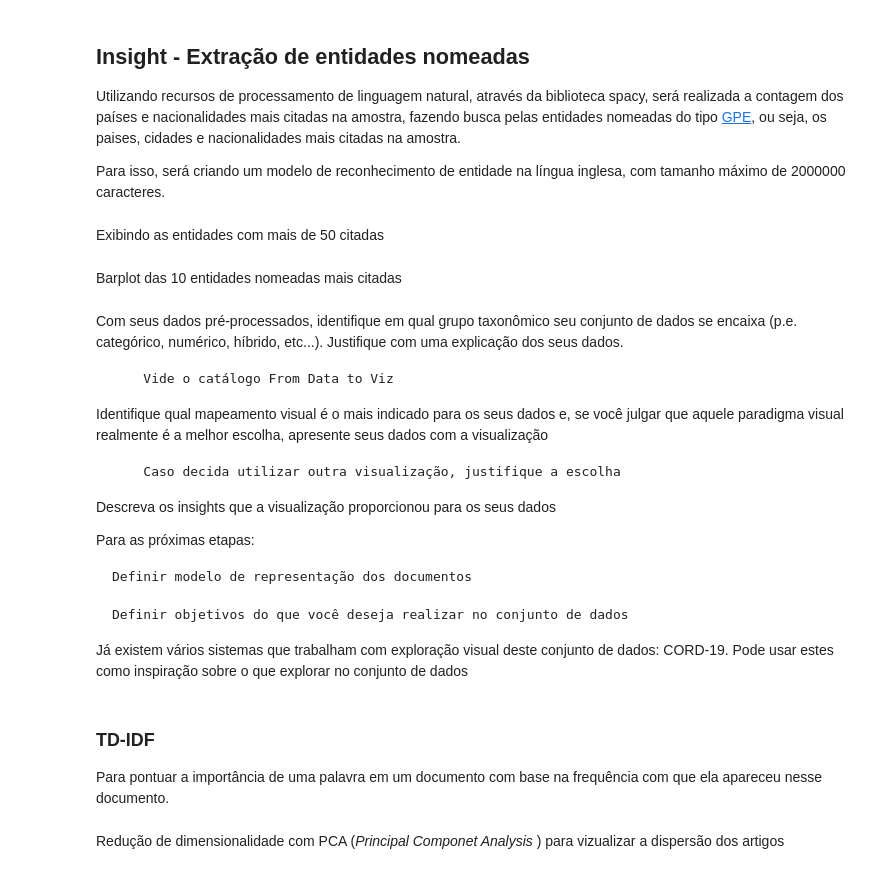
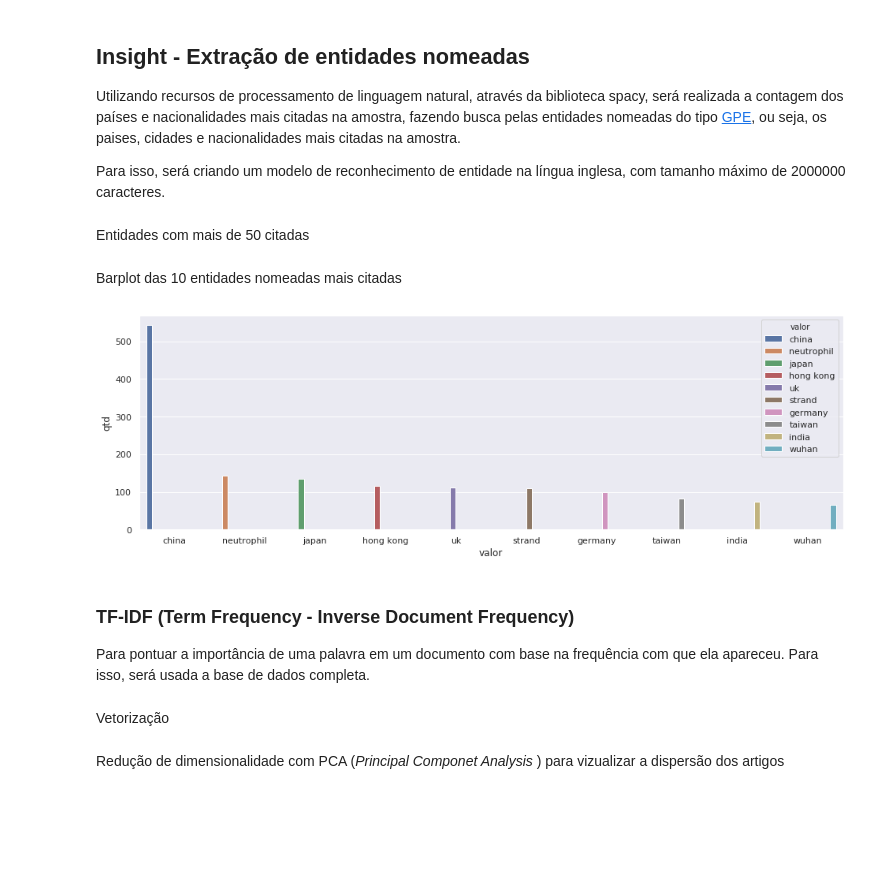
Before and after one commit to louzeiro/especialCOVID-19-, a Jupyter notebook: Etapa02_flaviane_11885075.ipynb, the cells around one changed output. Saved outputs shown, nothing was run; the diff lists cells and outputs as text; code cells hidden in the pictures; blank space fills up the shorter version.

Commit message:
etapa03

```diff
--- a/Etapa02_flaviane_11885075.ipynb
+++ b/Etapa02_flaviane_11885075.ipynb
@@ -346,34 +405,21 @@ for index, row in dfArtigos_amostra.iterrows():
         if entidade.label_ == 'GPE':
             gpe.append(str(entidade.text))
 # %% [markdown]
-Exibindo as entidades com mais de 50 citadas
+Entidades com mais de 50 citadas
 # %%
 import numpy as np
 gpe_valor, gpe_qtd = np.unique(np.array(gpe), return_counts = True)
 dfGPE = pd.DataFrame({'valor':gpe_valor, 'qtd': gpe_qtd})
-dfGPE_filtrado = dfGPE[dfGPE.qtd>50] #  mais de 50 citações
-dfGPE_filtrado = dfGPE_filtrado.sort_values(by='qtd', ascending=False)
+dfGPE_filtrado = dfGPE[dfGPE.qtd>50].sort_values(by='qtd', ascending=False)
 # %% [markdown]
 Barplot das 10 entidades nomeadas mais citadas
 # %%
-sns.set(rc={'figure.figsize':(15,8)})
+sns.set(rc={'figure.figsize':(16,5)})
 sns.barplot(x= 'valor', y='qtd', hue='valor', data = dfGPE_filtrado[:10]);
+# %% [output]
+[figure, added]
-# %% [markdown]
-Com seus dados pré-processados, identifique em qual grupo taxonômico seu conjunto de dados se encaixa (p.e. categórico, numérico, híbrido, etc...). Justifique com uma explicação dos seus dados.
-
-        Vide o catálogo From Data to Viz
-
-Identifique qual mapeamento visual é o mais indicado para os seus dados e, se você julgar que aquele paradigma visual realmente é a melhor escolha, apresente seus dados com a visualização
-
-        Caso decida utilizar outra visualização, justifique a escolha
-
-Descreva os insights que a visualização proporcionou para os seus dados
-
-Para as próximas etapas:
-
-    Definir modelo de representação dos documentos
-
-    Definir objetivos do que você deseja realizar no conjunto de dados
-
-Já existem vários sistemas que trabalham com exploração visual deste conjunto de dados: CORD-19. Pode usar estes como inspiração sobre o que explorar no conjunto de dados
+# %% [markdown]
+### TF-IDF (Term Frequency - Inverse Document Frequency)
+
+Para pontuar a importância de uma palavra em um documento com base na frequência com que ela apareceu. Para isso, será usada a base de dados completa.
 # %%
@@ -385,5 +428,3 @@ dfArtigos.to_csv('dfArtigos_completo.csv')
-# %% [markdown]
-### TD-IDF
-
-Para pontuar a importância de uma palavra em um documento com base na frequência com que ela apareceu nesse documento.
+# %% [markdown]
+Vetorização
 # %%
```
Also changed, not shown: parts of 26 cells of this notebook, 5 other files.
